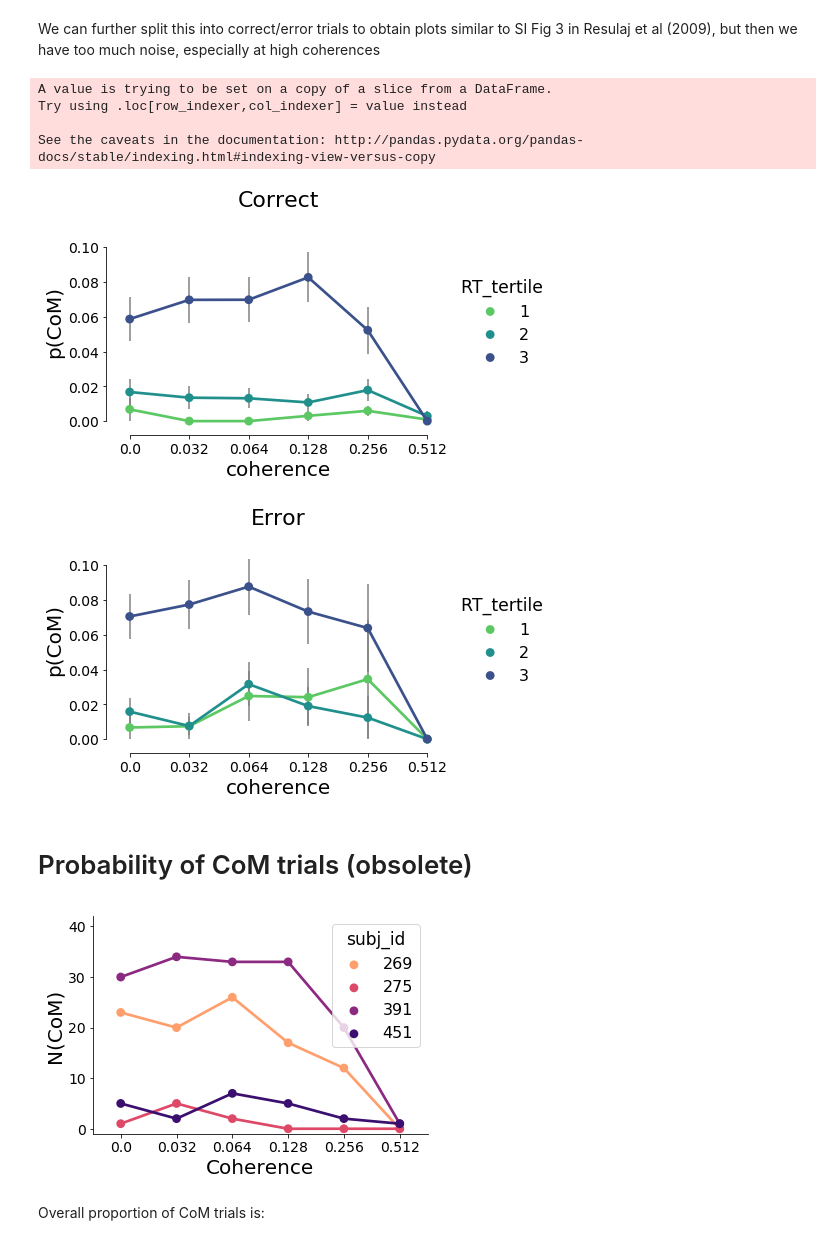
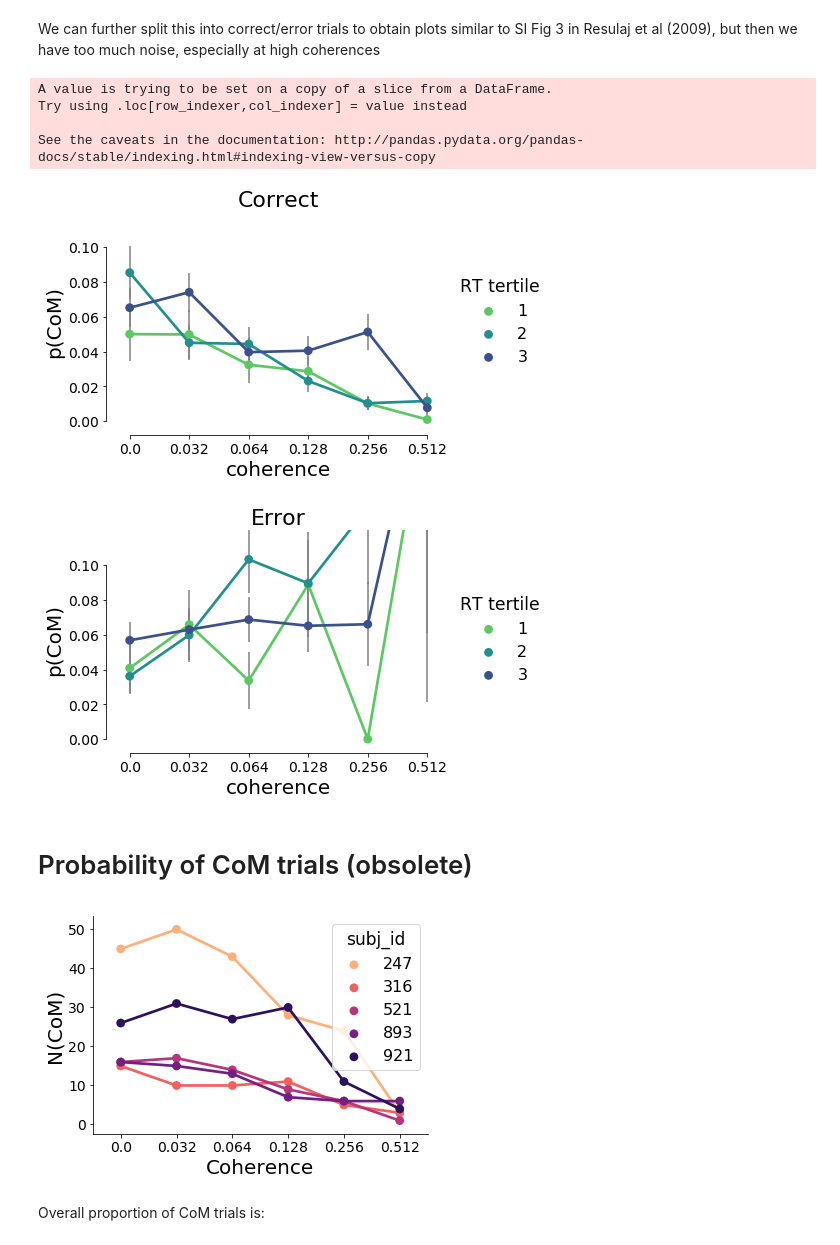
Before and after one commit to nidstigator/com_fixed_duration, a Jupyter notebook: analysis/psychometrics.ipynb, the cells around one changed output. Drawn from its saved outputs; the diff is of its cells as text; code cells hidden in the pictures.

```diff
--- a/analysis/psychometrics.ipynb
+++ b/analysis/psychometrics.ipynb
@@ -27,6 +27,9 @@ data_path = 'C:/Users/azgonnikov/Google Drive/data/CoM_fixed_duration/processed'
 
 choices, dynamics = dr.get_data(path=data_path, rename_vars=True)
 
+choices = choices[~choices.index.get_level_values(0).isin([216,747])]
+dynamics = dynamics[~dynamics.index.get_level_values(0).isin([216,747])]
+
 #set precision for displaying float-point values in the notebook
 pd.options.display.float_format = '{:,.3f}'.format
 
@@ -421,9 +434,9 @@ plot_p_com_vs_var_ci(choices, 'RT_tertile', n_threshold=0)
 We can further split this into correct/error trials to obtain plots similar to SI Fig 3 in Resulaj et al (2009), but then we have too much noise, especially at high coherences
 # %%
 def plot_p_com_vs_coherence_by_var_by_is_correct(choices):
-    ax = plot_p_com_vs_var_ci(choices[(choices.is_correct)], 'RT_tertile')
+    ax = plot_p_com_vs_var_ci(choices[(choices.is_correct)], 'RT tertile')
     ax.set_title('Correct')
-    ax = plot_p_com_vs_var_ci(choices[(~choices.is_correct)], 'RT_tertile')
+    ax = plot_p_com_vs_var_ci(choices[(~choices.is_correct)], 'RT tertile')
     ax.set_title('Error')
 #     ax.set_ylim(-0.01, 0.5)
 
@@ -433,25 +446,25 @@ A value is trying to be set on a copy of a slice from a DataFrame.
 Try using .loc[row_indexer,col_indexer] = value instead
 
 See the caveats in the documentation: http://pandas.pydata.org/pandas-docs/stable/indexing.html#indexing-view-versus-copy
-[figure, old version]
+[figure, new version]
-[figure, old version]
+[figure, new version]
 # %% [markdown]
 <a name="p_com_obsolete"></a>
 # Probability of CoM trials (obsolete)
 # %%
 def plot_n_com_vs_coherence(choices):
 #     plt.figure()
     com_count = choices.groupby(by=['subj_id', 'coherence']).apply(lambda c: len(c[c.is_com])).rename('com_count')
     ax = sns.pointplot(data=com_count.reset_index(), x='coherence', y='com_count', hue='subj_id',
                        ci=None, scale=1, palette=palette_subj)
     ax.set_xlabel('Coherence')
     ax.set_ylabel('N(CoM)')
-    ax.set_ylim([-1, 42])
+#     ax.set_ylim([-1, 42])
 #     plt.savefig(('figures/n_com_vs_coherence_%s' % (exp)).replace(' ', '_'), bbox_inches='tight')
 
 plot_n_com_vs_coherence(choices)
 # %% [output]
-[figure, old version]
+[figure, new version]
 # %% [markdown]
 Overall proportion of CoM trials is:
 # %%
```
Also changed, not shown: parts of 12 cells of this notebook, 4 other files.
